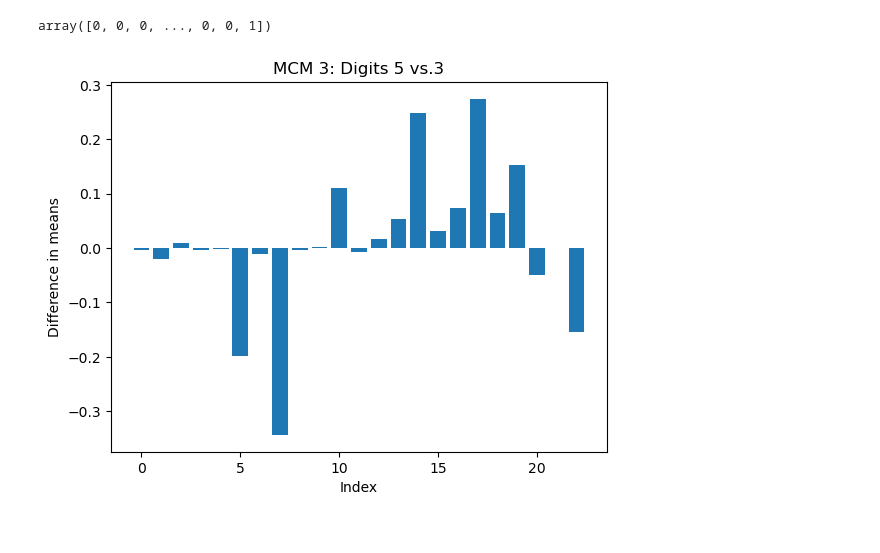
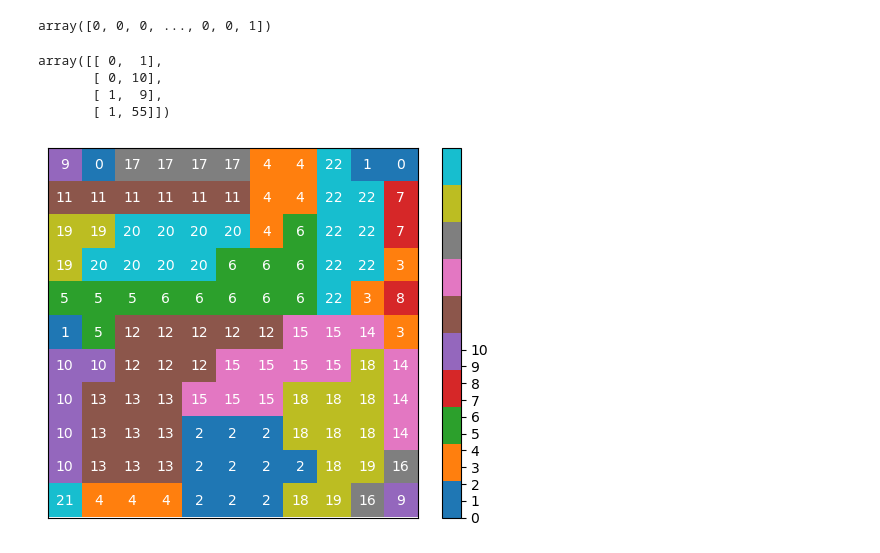
Before and after one commit to PaulHosek/MCM_classifier, a Jupyter notebook: Classifier_1/classifier/bin/reworking_clf.ipynb, the cells around one changed output. Cells and saved outputs as stored; diff of their text form; code cells hidden in the pictures.

```diff
--- a/Classifier_1/classifier/bin/reworking_clf.ipynb
+++ b/Classifier_1/classifier/bin/reworking_clf.ipynb
@@ -163,11 +163,47 @@ res_diff = np.diff(res, axis=1)
 res_diff = res_diff.reshape(-1, 1)
 
 
-plt.figure()
-plt.bar(list(range(len(res_diff))), res_diff.flatten(), bottom=0)
-plt.xlabel('Index')
-plt.ylabel('Difference in means')
-plt.title('MCM 3: Digits 5 vs.3')
-plt.show()
+# plt.figure()
+# plt.bar(list(range(len(res_diff))), res_diff.flatten(), bottom=0)
+# plt.xlabel('Index')
+# plt.ylabel('Difference in means')
+# plt.title('MCM 3: Digits 5 vs.3')
+# plt.show()
-# %% [output]
-[figure, removed]
+# %%
+sorted_data[:4,:]
+# %% [output]
+array([[ 0,  1],
+       [ 0, 10],
+       [ 1,  9],
+       [ 1, 55]])
+# %%
+res_diff
+MCM# Reshape the MCM array into a 2D numpy array
+icc_arr = np.array([list(icc) for icc in MCM],dtype=int)
+icc_arr
+sorted_data = np.argwhere(icc_arr == 1)
+
+grouped_data = np.split(sorted_data[:, 1], np.unique(sorted_data[:, 0], return_index=True)[1][1:])
+
+
+
+out = np.empty(121)
+for com_i, comm in enumerate(grouped_data):
+    out[comm] = com_i
+res = out.reshape((11,11))
+
+import matplotlib.pyplot as plt
+
+plt.imshow(res, cmap='tab10')
+plt.colorbar(ticks=range(11))
+plt.xticks([])
+plt.yticks([])
+
+# Add text in each cell
+for i in range(res.shape[0]):
+    for j in range(res.shape[1]):
+        plt.text(j, i, int(res[i, j]), ha='center', va='center', color='white')
+
+plt.show()
+# %% [output]
+[figure, added]
```
Also changed, not shown: parts of 5 cells of this notebook, 10 other files.
